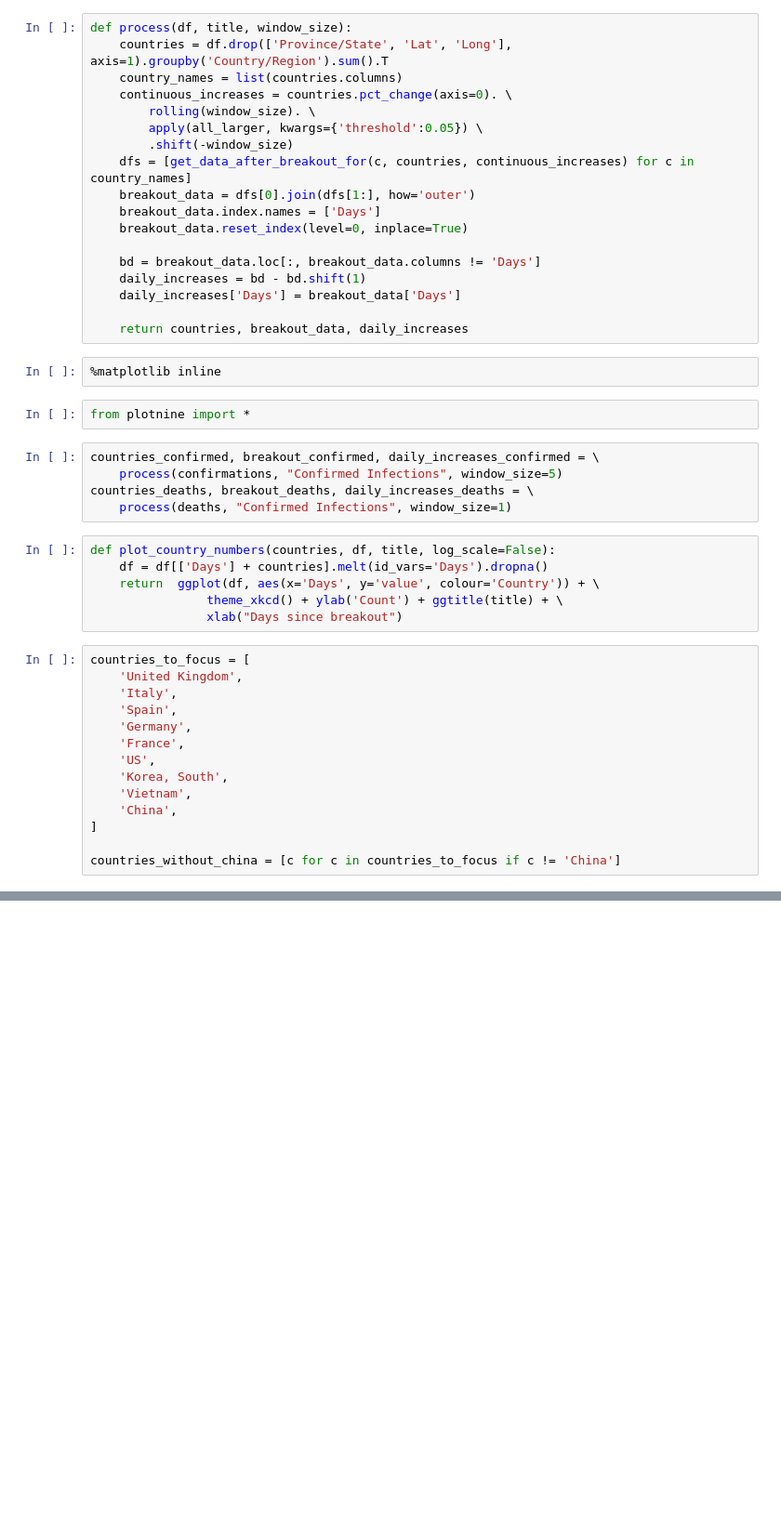
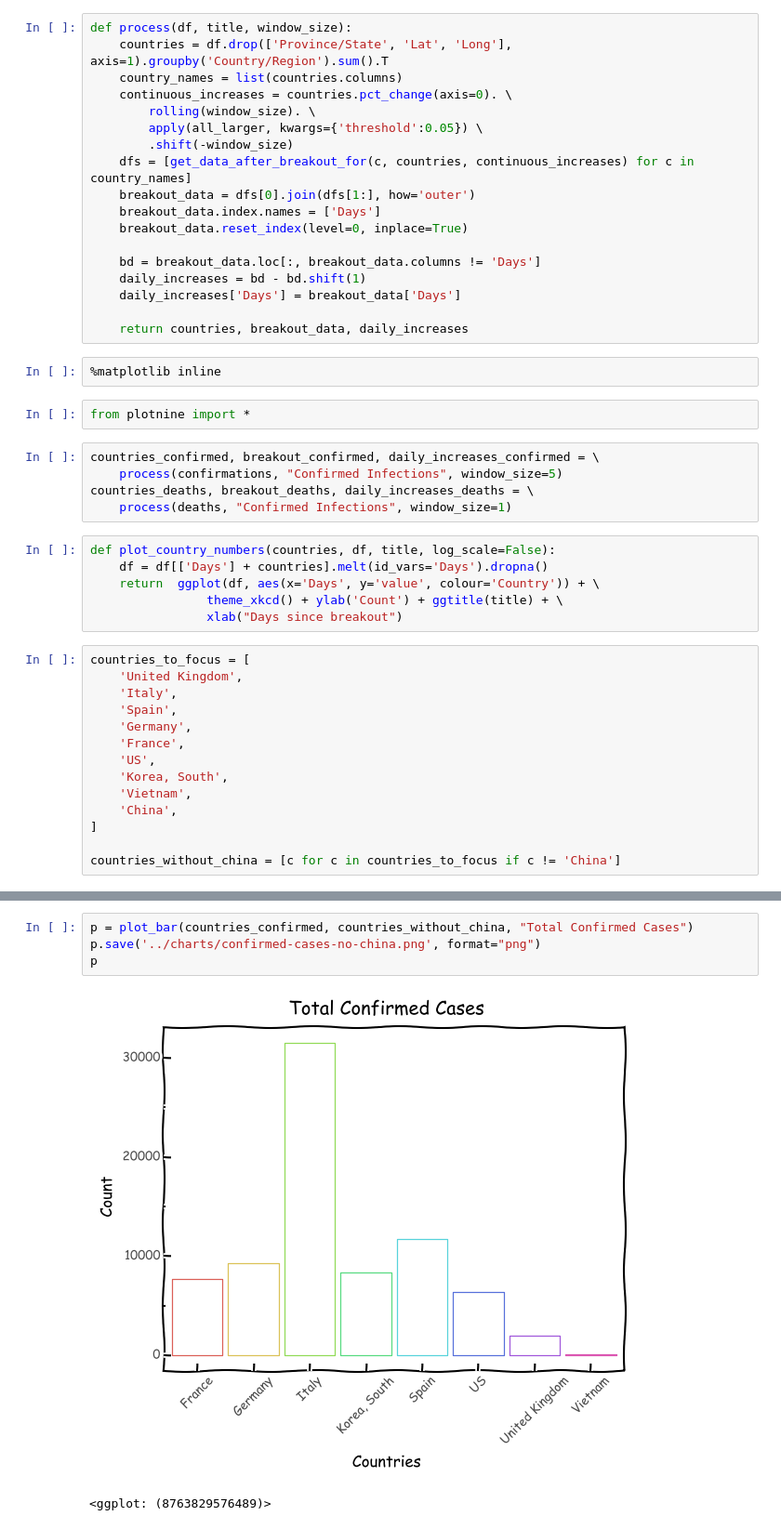
Before and after one commit to ashic/corona, a Jupyter notebook: notebooks/growth-rates.ipynb, the cells around one changed output, grey strips where cells are left out. Shown at 93% size. Saved outputs shown, nothing was run; the diff lists cells and outputs as text; blank space fills up the shorter version.

```diff
--- a/notebooks/growth-rates.ipynb
+++ b/notebooks/growth-rates.ipynb
@@ -170,0 +169,7 @@ countries_confirmed[['United Kingdom']]
+# %%
+p = plot_bar(countries_confirmed, countries_without_china, "Total Confirmed Cases")
+p.save('../charts/confirmed-cases-no-china.png', format="png")
+p
+# %% [output]
+[figure, added]
+<ggplot: (8763829576489)>
```
Also changed, not shown: parts of 19 cells of this notebook, 16 other files.
